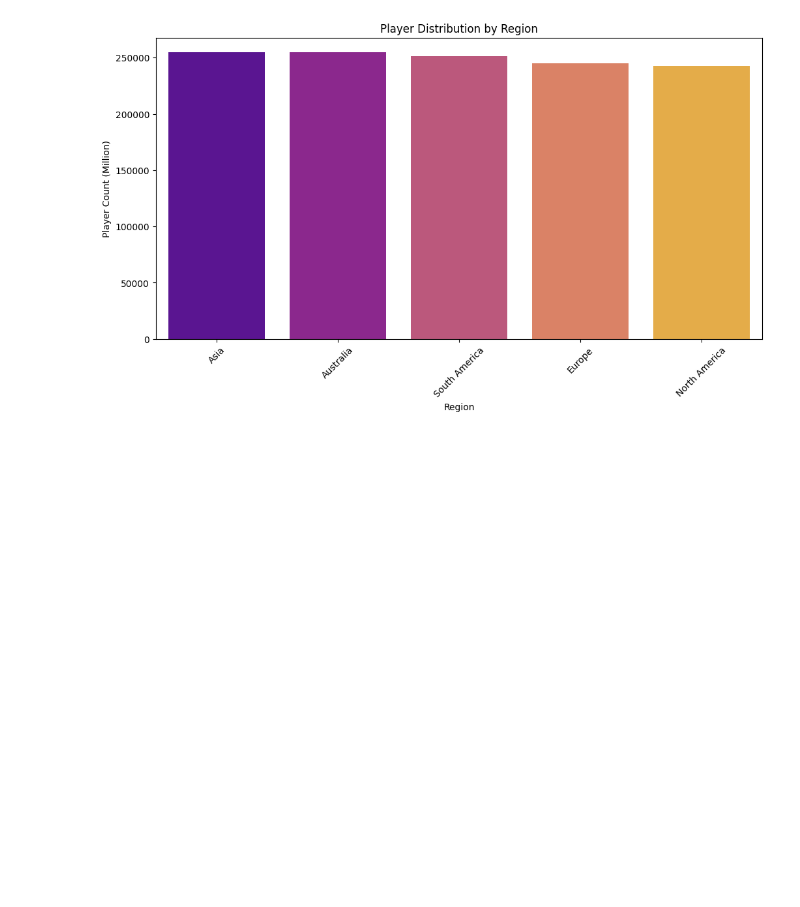
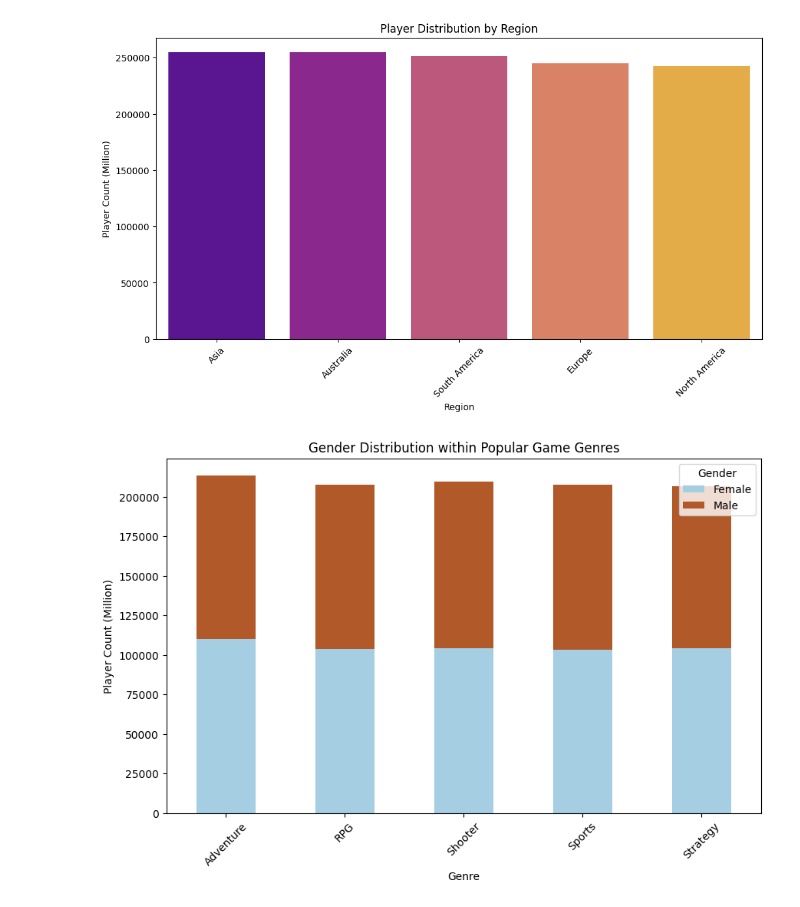
Before and after one commit to kumawatmanish05/Rea_Games_EDA, a Jupyter notebook: rea-games-eda.ipynb, the cells around one changed output. Drawn from its saved outputs; the diff is of its cells as text; code cells hidden in the pictures; blank space fills up the shorter version.

Commit message:
Rea_Games_EDA

```diff
--- a/rea-games-eda.ipynb
+++ b/rea-games-eda.ipynb
@@ -246,3 +246,20 @@ plt.xticks(rotation=45)
 plt.show()
 # %% [output]
 [figure]
+# %%
+# Filter for popular genres (optional)
+# Define popularity based on player count or total sales, e.g., top 5 genres by player count
+popular_genres = df.groupby("Genre")["Player Count (Million)"].sum().nlargest(5).index
+
+# Group by Genre and Gender, summing the player count
+gender_distribution = df[df["Genre"].isin(popular_genres)].groupby(["Genre", "Gender"])["Player Count (Million)"].sum().unstack()
+
+gender_distribution.plot(kind="bar", stacked=True, figsize=(10, 6), colormap="Paired")
+plt.title("Gender Distribution within Popular Game Genres")
+plt.xlabel("Genre")
+plt.ylabel("Player Count (Million)")
+plt.xticks(rotation=45)
+plt.legend(title="Gender")
+plt.show()
+# %% [output]
+[figure, added]
```
Also changed, not shown: parts of 1 cell of this notebook.
